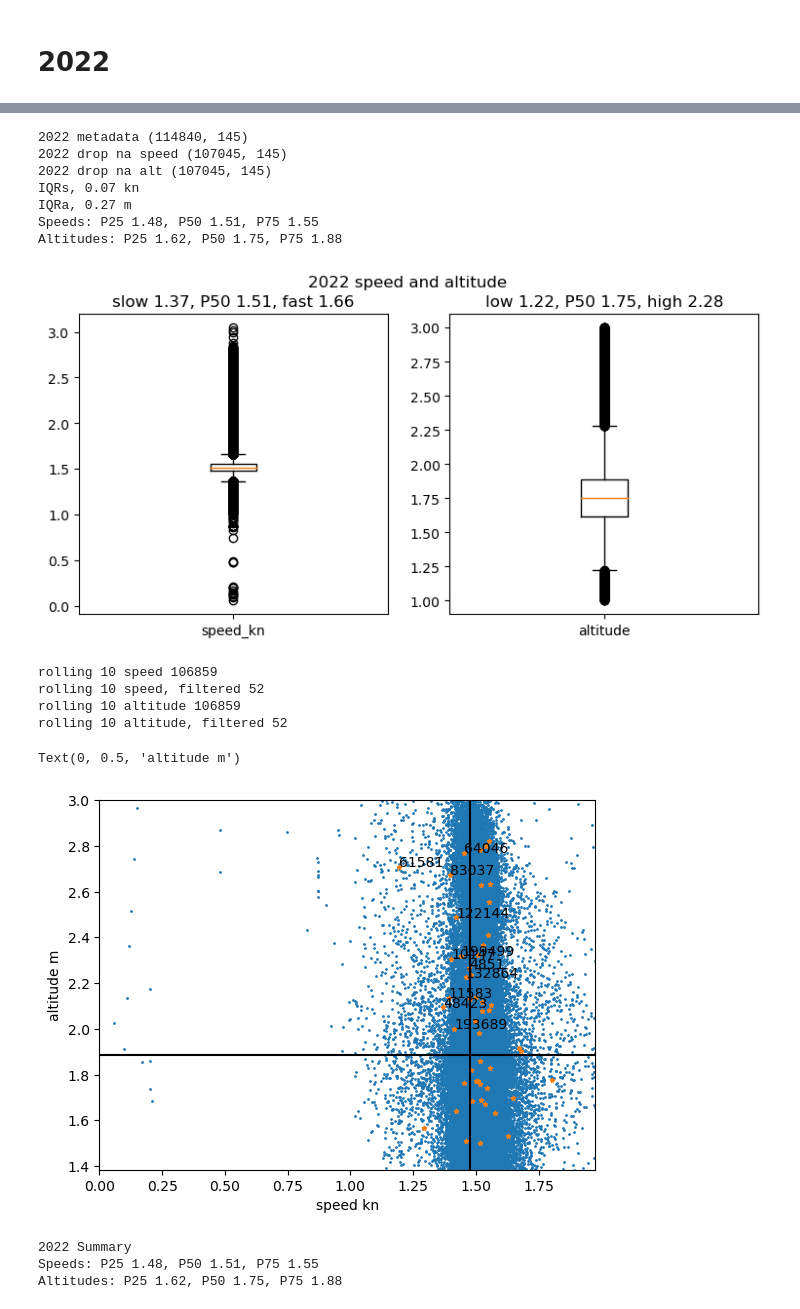
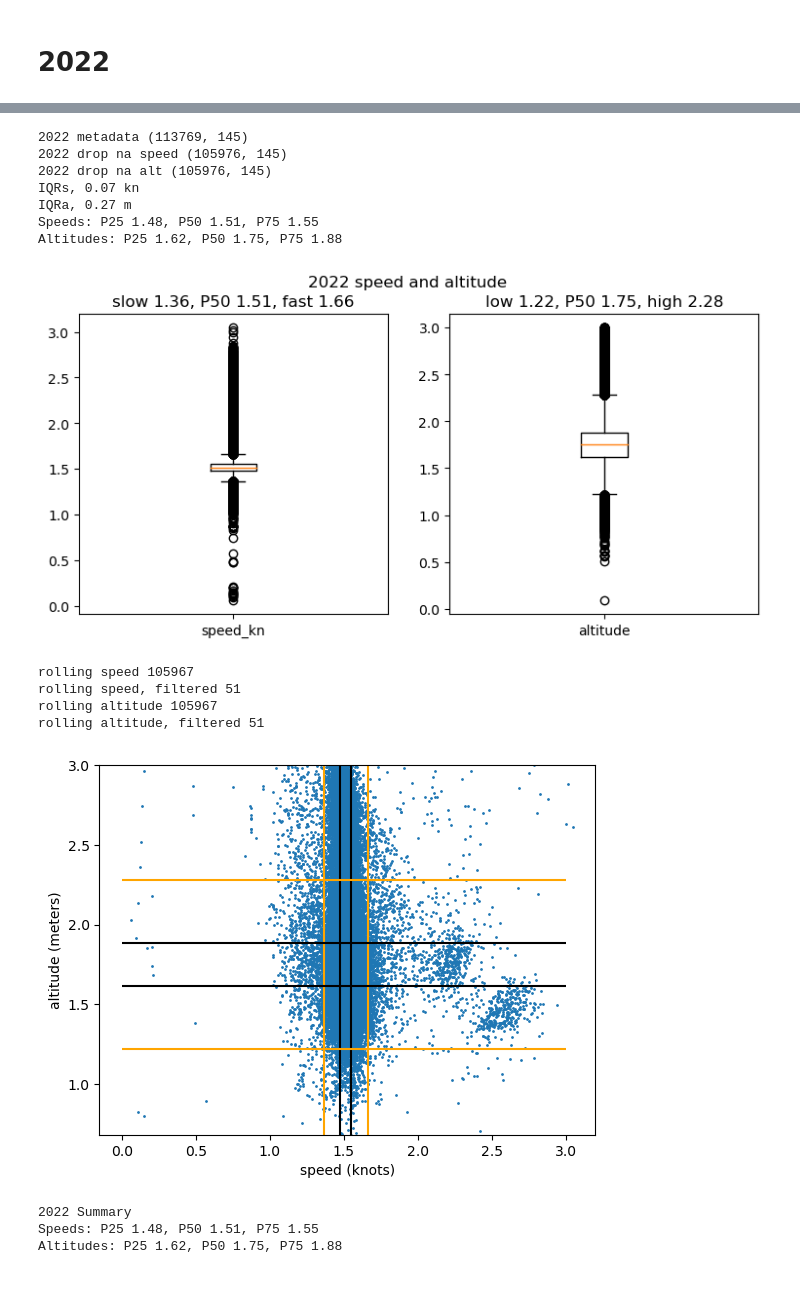
Before and after one commit to ajgeglio/Indexing-and-Slicing, a Jupyter notebook: find_fast_slow.ipynb, the cells around one changed output, grey strips where cells are left out. Drawn from its saved outputs; the diff is of its cells as text; code cells hidden in the pictures.

```diff
--- a/find_fast_slow.ipynb
+++ b/find_fast_slow.ipynb
@@ -166,7 +166,7 @@ collects = df_2022.collect_id_x.unique()
 speeds = df_2022.Speed_kn.dropna()
 altitudes = df_2022.DistanceToBottom_m.dropna()
 filter1 = speeds>0
-filter2 = altitudes>1
+filter2 = altitudes>0
 speeds = speeds[filter1][filter2]
 altitudes = altitudes[filter1][filter2]
 p75s = np.percentile(speeds, 75)
@@ -188,57 +188,63 @@ ax[1].set_title(f"low {p25a-1.5*IQRa:0.2f}, P50 {p50a:0.2f}, high {p75a+1.5*IQRa
 plt.suptitle("2022 speed and altitude")
 plt.show()
 # %% [output]
-2022 metadata (114840, 145)
-2022 drop na speed (107045, 145)
-2022 drop na alt (107045, 145)
+2022 metadata (113769, 145)
+2022 drop na speed (105976, 145)
+2022 drop na alt (105976, 145)
 IQRs, 0.07 kn
 IQRa, 0.27 m
 Speeds: P25 1.48, P50 1.51, P75 1.55
 Altitudes: P25 1.62, P50 1.75, P75 1.88
-[figure, old version]
+[figure, new version]
 # %%
 win = 4
 rollings = speeds.rolling(win).mean()
-print("rolling 10 speed", len(rollings))
+print("rolling speed", len(rollings))
 diff = np.array([rollings.index[0]]+ [rollings.index[i+1] - rollings.index[i] for i in range(len(rollings.index)-1)])
 dfilter = diff>=500
 speed_idx = rollings[dfilter].dropna()
-print("rolling 10 speed, filtered", len(speed_idx))
+print("rolling speed, filtered", len(speed_idx))
 # altitude
 rollinga = altitudes.rolling(win).mean()
-print("rolling 10 altitude", len(rollinga))
+print("rolling altitude", len(rollinga))
 alt_idx = rollinga[dfilter].dropna()
-print("rolling 10 altitude, filtered", len(alt_idx))
+print("rolling altitude, filtered", len(alt_idx))
 
 plt.scatter(speeds, altitudes, s=1)
-plt.scatter(speed_idx, alt_idx, s=10, marker="*")
+# plt.scatter(speed_idx, alt_idx, s=10, marker="*")
 
 # Ranges for low speed and high altitude
-speed_low = (speed_idx<p25s) & (speed_idx>0.6)
+speed_low = (speed_idx<p25s)
 alt_high = alt_idx>p75a
 # Dataframe constructor
 speed_idx_low = speed_idx[alt_high & speed_low]
 alt_idx_high = alt_idx[alt_high & speed_low]
 df = pd.DataFrame(data = np.c_[speed_idx_low.values, alt_idx_high.values], columns=[speed_idx_low.name, alt_idx_high.name], index = speed_idx_low.index)
 
 labels = speed_idx_low.index
-for i in range(len(labels)):
-    plt.annotate(labels[i], (speed_idx_low.values[i], alt_idx_high.values[i]))
+# for i in range(len(labels)):
+#     plt.annotate(labels[i], (speed_idx_low.values[i], alt_idx_high.values[i]))
+plt.vlines(p25s-1.5*IQRs, 0, 3, color='orange')
 plt.vlines(p25s, 0, 3, color='k')
+plt.vlines(p75s, 0, 3, color='k')
+plt.vlines(p75s+1.5*IQRs, 0, 3, color='orange')
+plt.hlines(p25a-1.5*IQRa, 0, 3, color='orange')
+plt.hlines(p25a, 0, 3, color='k')
 plt.hlines(p75a, 0, 3, color='k')
+plt.hlines(p75a+1.5*IQRa, 0, 3, color='orange')
 # plt.vlines(p25s-1.5*IQRs, 0, 3, color='k')
 # plt.hlines(p75a+1.5*IQRa, 0, 3, color='k')
-plt.xlim(0, p25s+0.5)
-plt.ylim(p75a-0.5, 3)
-plt.xlabel("speed kn")
-plt.ylabel("altitude m")
+# plt.xlim(0, p25s+0.5)
+plt.ylim(p75a-1.2, 3)
+plt.xlabel("speed (knots)")
+plt.ylabel("altitude (meters)")
+plt.savefig("2022_speed_altitude.png", dpi=600)
 # %% [output]
-rolling 10 speed 106859
-rolling 10 speed, filtered 52
-rolling 10 altitude 106859
-rolling 10 altitude, filtered 52
+rolling speed 105967
+rolling speed, filtered 51
+rolling altitude 105967
+rolling altitude, filtered 51
-Text(0, 0.5, 'altitude m')
-[figure, old version]
+[figure, new version]
 # %%
 print("2022 Summary")
 print(f"Speeds: P25 {p25s:0.2f}, P50 {p50s:0.2f}, P75 {p75s:0.2f}")
```
Also changed, not shown: parts of 4 cells of this notebook, 7 other files.
